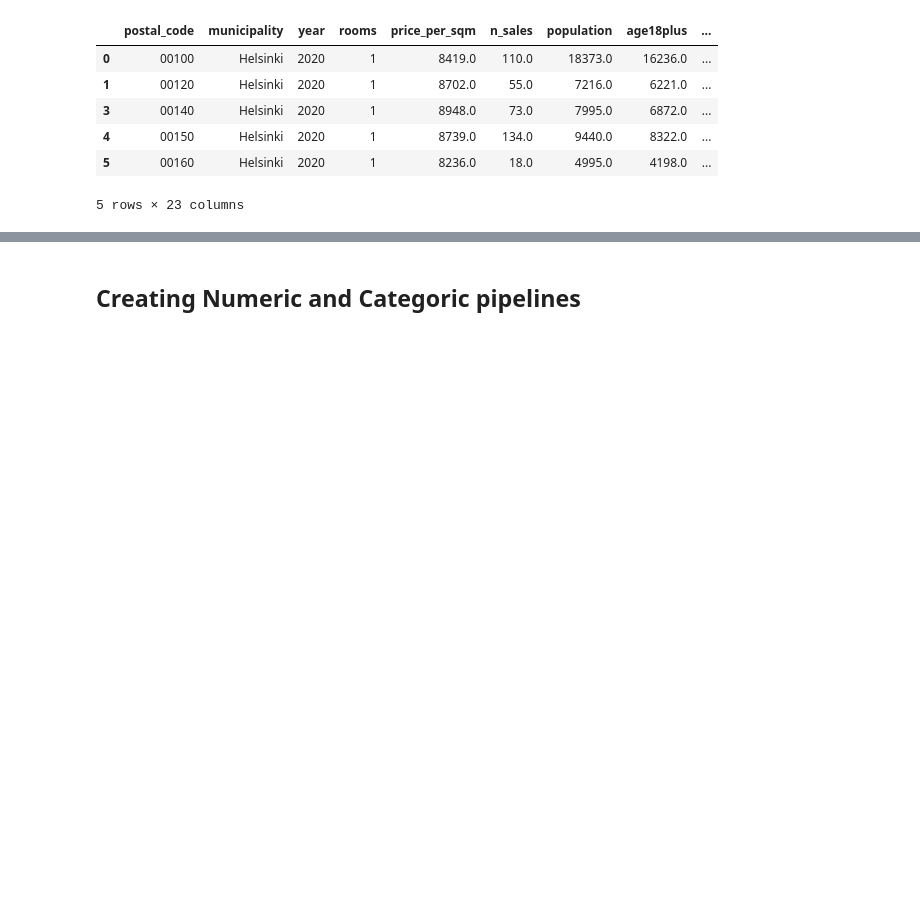
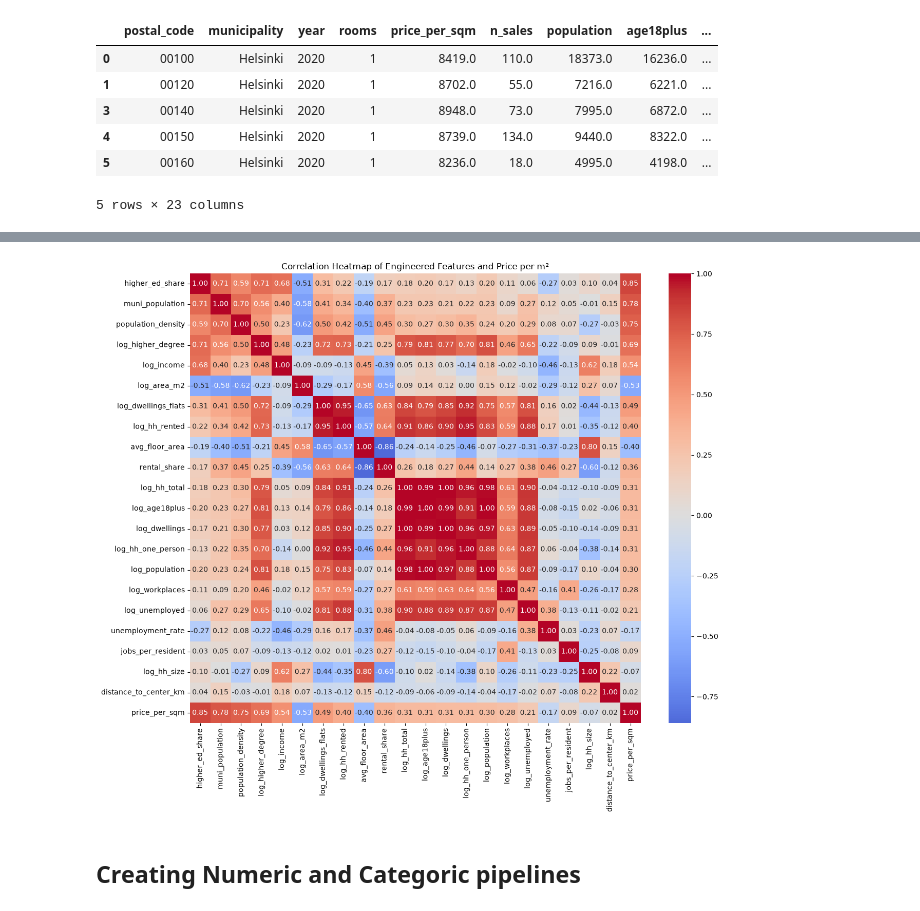
Before and after one commit to Amila-codes/housing-affordability-fi, a Jupyter notebook: notebooks/Capstone.ipynb, the cells around one changed output, grey strips where cells are left out. Drawn from its saved outputs; the diff is of its cells as text; code cells hidden in the pictures; blank space fills up the shorter version.

```diff
--- a/notebooks/Capstone.ipynb
+++ b/notebooks/Capstone.ipynb
@@ -1438,10 +1462,11 @@ def feature_engineering(df1):
 
   return d1
 # %%
-# 1. Create municipality-year centres (Using only training data)
+# Create municipality-year centres from external
+# population and geographic feature data
 
 geo = (
-    df_merged[
+    paavo[
         [
             "postal_code",
             "year",
@@ -1474,6 +1499,8 @@ centres["center_y"] = centres["yw"] / centres["pop"]
 
 def add_distance_feature(df, centres):
 
+    original_index = df.index
+
     df = df.merge(
         centres[
             [
@@ -1495,9 +1522,13 @@ def add_distance_feature(df, centres):
 
     df["muni_population"] = df["pop"]
 
-    return df.drop(
+    df = df.drop(
         columns=["center_x", "center_y", "pop", 'municipality_code', 'centroid_x', 'centroid_y']
     )
+
+    df.index = original_index
+
+    return df
 # %%
 # Adding functions to the FunctionTransformer
 feature_engineer_1 = FunctionTransformer(feature_engineering, validate=False)
@@ -1504,0 +1538,5 @@ feature_engineer_2 = FunctionTransformer(add_distance_feature, kw_args={'centres
+# %%
+X_train_fe = feature_engineering(X_train)
+X_train_fe_final = add_distance_feature(X_train_fe, centres)
+
+X_train_fe_final.columns
@@ -1504,0 +1552,43 @@ feature_engineer_2 = FunctionTransformer(add_distance_feature, kw_args={'centres
+# %%
+final_n_cols = [
+    'avg_floor_area', 'higher_ed_share',
+    'unemployment_rate', 'rental_share', 'jobs_per_resident',
+    'population_density', 'log_population', 'log_age18plus',
+    'log_higher_degree', 'log_income', 'log_hh_size', 'log_hh_total',
+    'log_hh_rented', 'log_hh_one_person', 'log_dwellings',
+    'log_dwellings_flats', 'log_unemployed', 'log_workplaces',
+    'log_area_m2', 'distance_to_center_km', 'muni_population'
+]
+
+# Correlation of each feature with the target
+corrs_final = (
+    X_train_fe_final[final_n_cols]
+    .corrwith(y_train)
+    .sort_values(key=abs, ascending=False)
+)
+
+# Top 15 features
+top_cols_final = corrs_final.head(25).index.tolist()
+
+# Combine top features with target
+corr_data = X_train_fe_final[top_cols_final].copy()
+corr_data["price_per_sqm"] = y_train
+
+# Correlation matrix
+corr_matrix_final = corr_data.corr()
+
+plt.figure(figsize=(13, 11))
+
+sns.heatmap(
+    corr_matrix_final,
+    annot=True,
+    fmt=".2f",
+    cmap="coolwarm",
+    center=0
+)
+
+plt.title("Correlation Heatmap of Engineered Features and Price per m²")
+plt.tight_layout()
+plt.show()
+# %% [output]
+[figure, added]
```
Also changed, not shown: parts of 23 cells of this notebook.
